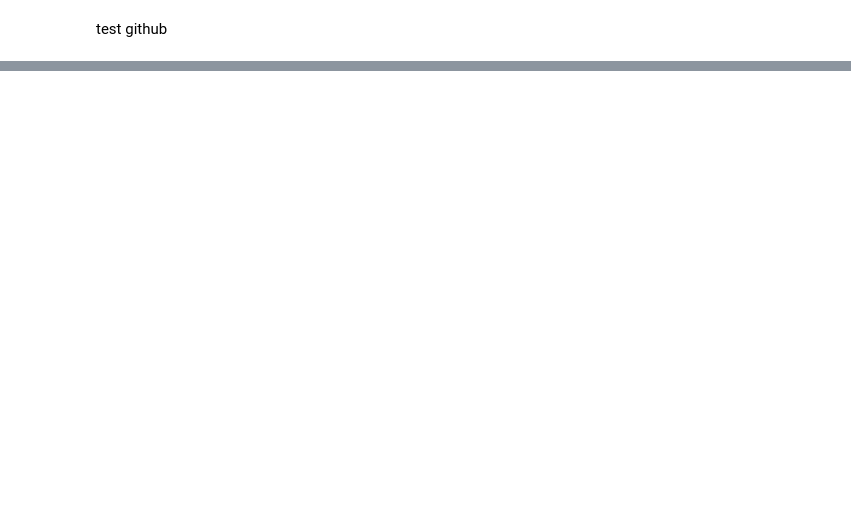
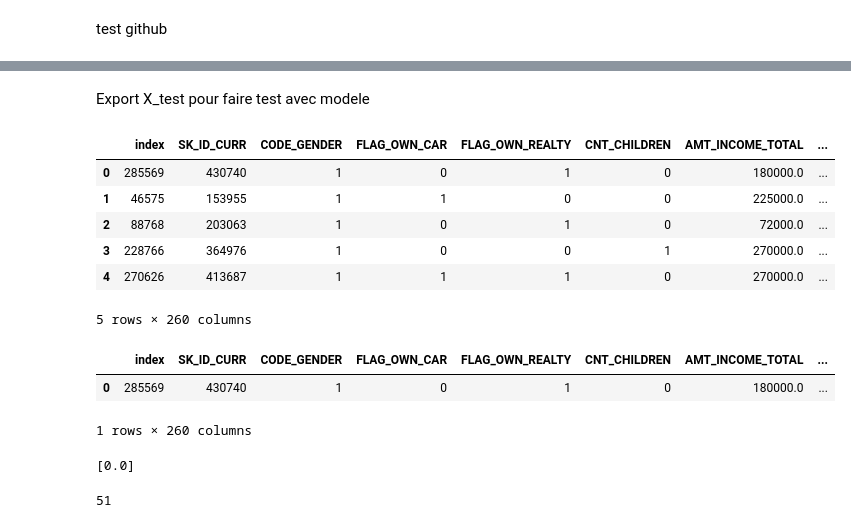
Before and after one commit to IrobotA/code_projet_7, a Jupyter notebook: modified_lightgbm_with_simple_features.ipynb, the cells around one changed output, grey strips where cells are left out. Cells and saved outputs as stored; diff of their text form; code cells hidden in the pictures; blank space fills up the shorter version.

Commit message:
prediction_feature_importance_v1

```diff
--- a/modified_lightgbm_with_simple_features.ipynb
+++ b/modified_lightgbm_with_simple_features.ipynb
@@ -208,0 +362,2 @@ if __name__ == "__main__":
+# %% [markdown]
+Export X_test pour faire test avec modele
@@ -208,0 +366,25 @@ if __name__ == "__main__":
+# %%
+t = pd.read_csv('X_test.csv')
+t.head()
+# %% [output]
+|  | index | SK_ID_CURR | CODE_GENDER | FLAG_OWN_CAR | FLAG_OWN_REALTY | CNT_CHILDREN | AMT_INCOME_TOTAL | ... |
+| 0 | 285569 | 430740 | 1 | 0 | 1 | 0 | 180000.0 | ... |
+| 1 | 46575 | 153955 | 1 | 1 | 0 | 0 | 225000.0 | ... |
+| 2 | 88768 | 203063 | 1 | 0 | 1 | 0 | 72000.0 | ... |
+| 3 | 228766 | 364976 | 1 | 0 | 0 | 1 | 270000.0 | ... |
+| 4 | 270626 | 413687 | 1 | 1 | 1 | 0 | 270000.0 | ... |
+5 rows × 260 columns
+# %%
+t[t['SK_ID_CURR']==430740]
+# %% [output]
+|  | index | SK_ID_CURR | CODE_GENDER | FLAG_OWN_CAR | FLAG_OWN_REALTY | CNT_CHILDREN | AMT_INCOME_TOTAL | ... |
+| 0 | 285569 | 430740 | 1 | 0 | 1 | 0 | 180000.0 | ... |
+1 rows × 260 columns
+# %%
+[classifier_3.predict(t[t['SK_ID_CURR']==430740])[0]]
+# %% [output]
+[0.0]
+# %%
+classifier_3.feature_importances_[0].astype('int')
+# %% [output]
+51
```
Also changed, not shown: parts of 30 cells of this notebook, 8 other files.
